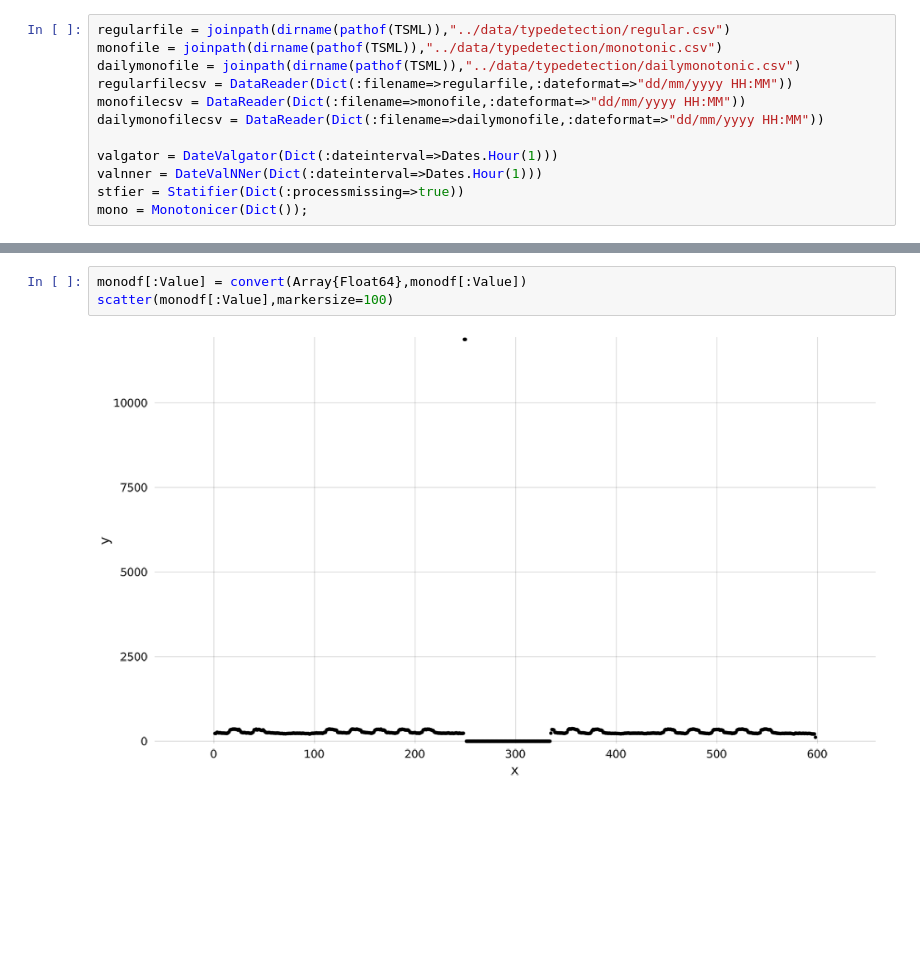
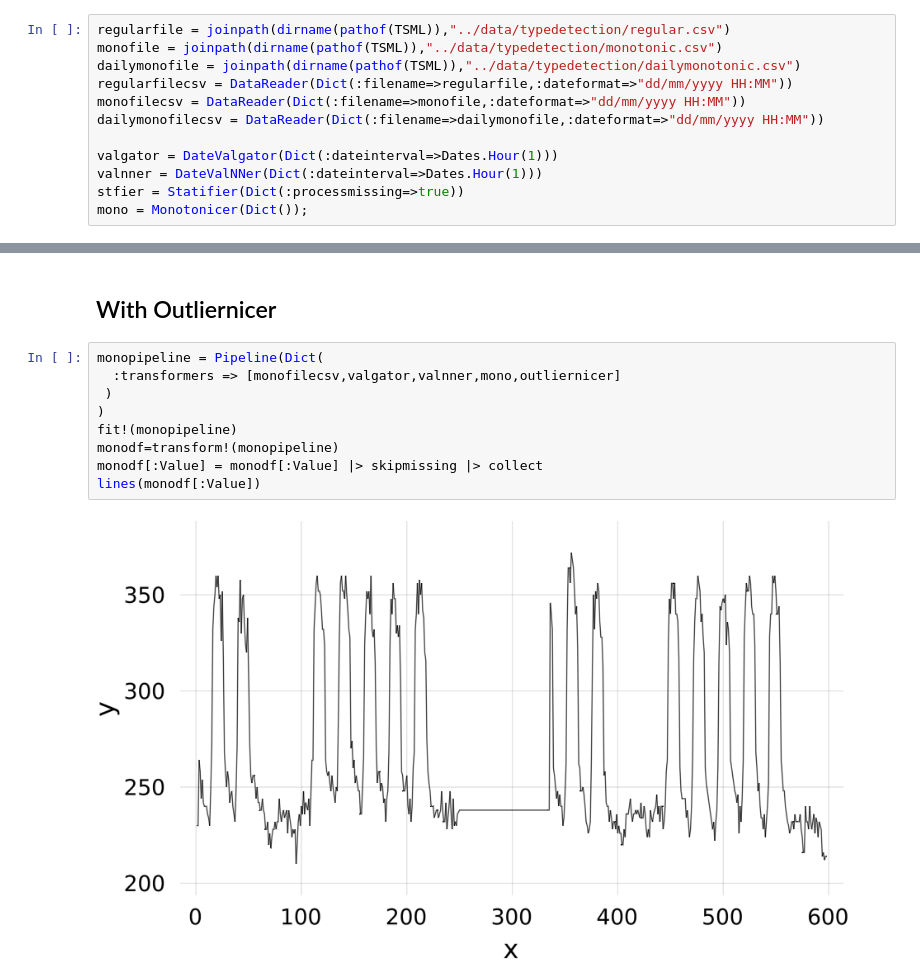
Before and after one commit to IBM/TSML.jl, a Jupyter notebook: docs/StatifierNotebook.jl.ipynb, the cells around one changed output, grey strips where cells are left out. Drawn from its saved outputs; the diff is of its cells as text; blank space fills up the shorter version.

```diff
--- a/docs/StatifierNotebook.jl.ipynb
+++ b/docs/StatifierNotebook.jl.ipynb
@@ -227,8 +212,16 @@ first(monodf,10)
-# %%
-monodf[:Value] = convert(Array{Float64},monodf[:Value])
-scatter(monodf[:Value],markersize=100)
-# %% [output]
-[figure, removed]
+# %% [markdown]
+## With Outliernicer
+# %%
+monopipeline = Pipeline(Dict(
+  :transformers => [monofilecsv,valgator,valnner,mono,outliernicer]
+ )
+)
+fit!(monopipeline)
+monodf=transform!(monopipeline)
+monodf[:Value] = monodf[:Value] |> skipmissing |> collect
+lines(monodf[:Value])
+# %% [output]
+[figure, added]
 # %%
 dailymonopipeline = Pipeline(Dict(
   :transformers => [dailymonofilecsv,valgator,valnner,mono]
```
Also changed, not shown: parts of 19 cells of this notebook, 2 other files.
